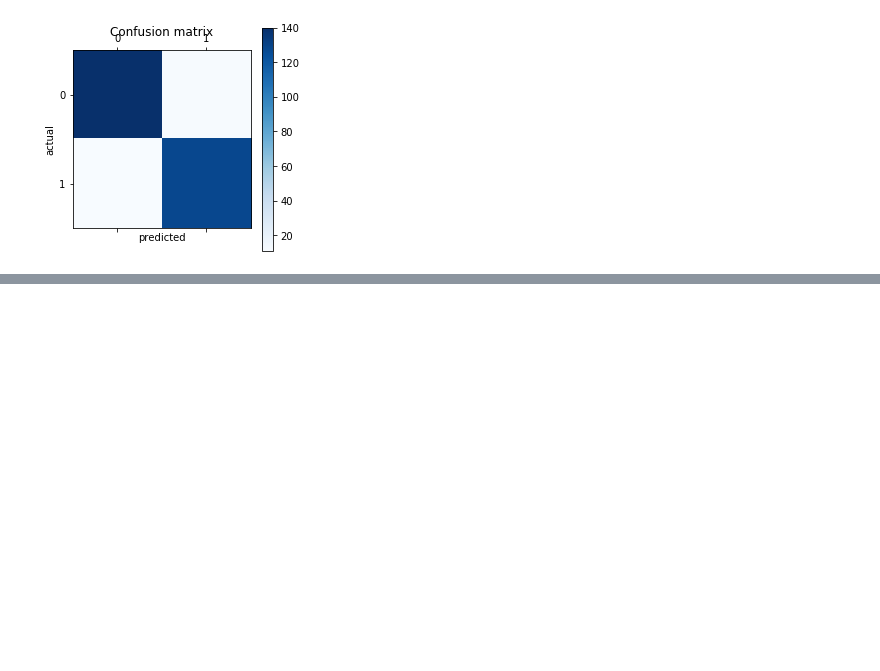
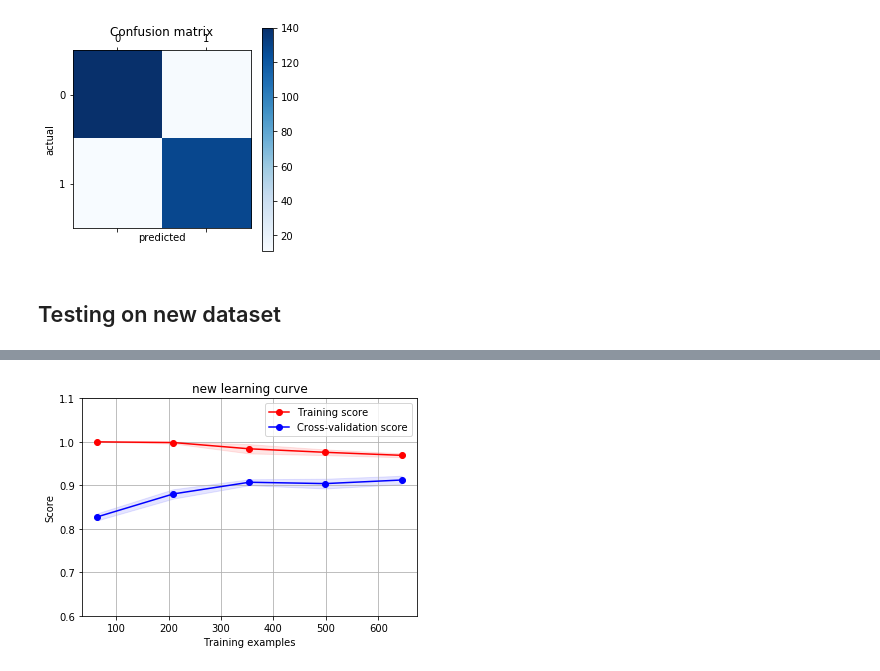
Before and after one commit to uclshyhhao/AMLS_19-20_LSH_SN16067637, a Jupyter notebook: A1/Gender_A1.ipynb, the cells around one changed output, grey strips where cells are left out. Drawn from its saved outputs; the diff is of its cells as text; code cells hidden in the pictures; blank space fills up the shorter version.

```diff
--- a/A1/Gender_A1.ipynb
+++ b/A1/Gender_A1.ipynb
@@ -228,3 +227,20 @@ plt.show
 # %% [output]
 <function matplotlib.pyplot.show(*args, **kw)>
 [figure]
+# %% [markdown]
+## Testing on new dataset
+# %%
+newX_A1, newy_A1 = a1_new.extract_features_labels()
+newY_A1 = np.array([newy_A1, -(newy_A1 - 1)]).T
+
+scaler = StandardScaler()
+newX_reshape = newX_A1.reshape(len(newX_A1), len(newX_A1[0]) * len(newX_A1[0][0]))
+temp_newX_A1 = scaler.fit_transform(newX_reshape)
+# print(newY_A1)
+# print(temp_newX_A1)
+# %%
+title = 'new learning curve'
+X, y = temp_newX_A1, list(zip(*newY_A1))[0]
+estimator = svm.SVC(kernel='linear', C=1)
+plot_learning_curve(estimator, title, X, y, (0.6, 1.1), n_jobs=-1)
+# %% [output]
@@ -230,0 +248 @@ plt.show
+[figure, added]
```
Also changed, not shown: parts of 4 cells of this notebook, 11 other files.
